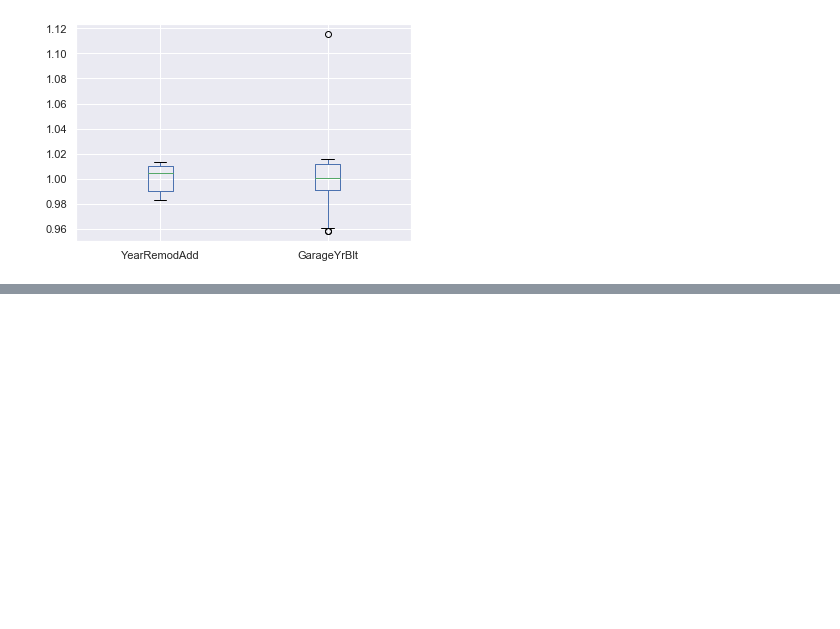
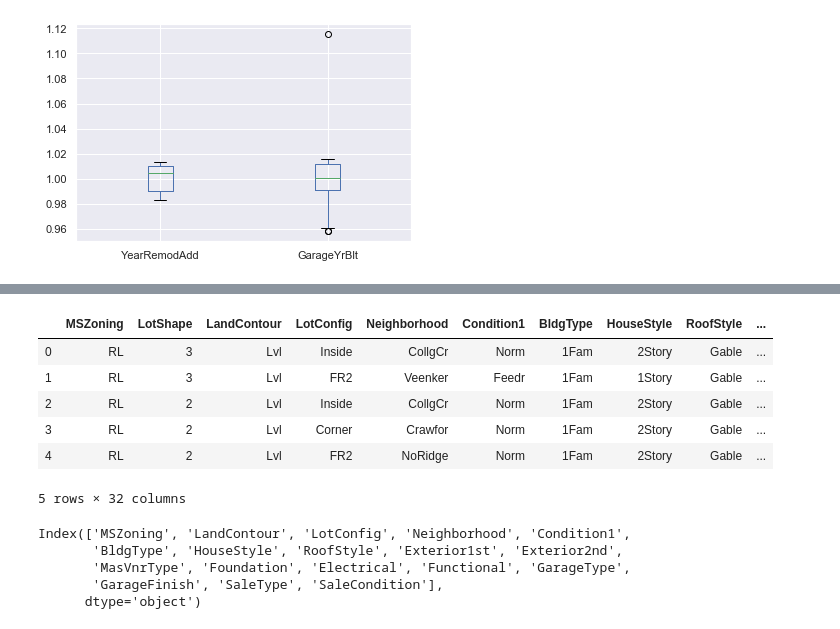
Before and after one commit to meclotfi/House-Prices-advanced-Regression-techniques-Competition-Kaggle-, a Jupyter notebook: notebook.ipynb, the cells around one changed output, grey strips where cells are left out. Saved outputs shown, nothing was run; the diff lists cells and outputs as text; code cells hidden in the pictures; blank space fills up the shorter version.

```diff
--- a/notebook.ipynb
+++ b/notebook.ipynb
@@ -186,0 +299,11 @@ See the caveats in the documentation: http://pandas.pydata.org/pandas-docs/stabl
+# %%
+map_ord  = {'TA':2,'Gd':3, 'Fa':1,'Ex':4,'Po':1,'None':0,'Y':1,'N':0,'Reg':3,'IR1':2,'IR2':1,'IR3':0,"None" : 0,
+            "No" : 2, "Mn" : 2, "Av": 3,"Gd" : 4,"Unf" : 1, "LwQ": 2, "Rec" : 3,"BLQ" : 4, "ALQ" : 5, "GLQ" : 6
+            }
+ord_columns=['BsmtFinType2','BsmtFinType1','BsmtExposure','ExterQual','BsmtCond','ExterCond','BsmtQual','HeatingQC','KitchenQual','FireplaceQu','GarageQual','CentralAir','LotShape']
+for cl in ord_columns:
+    categ[cl] = categ[cl].map(map_ord)
+    print(cl)
+
+PavedDrive =   {"N" : 0, "P" : 1, "Y" : 2}
+categ['PavedDrive'] = categ['PavedDrive'].map(PavedDrive)
@@ -186,0 +324,22 @@ See the caveats in the documentation: http://pandas.pydata.org/pandas-docs/stabl
+# %%
+categ.head()
+# %% [output]
+|  | MSZoning | LotShape | LandContour | LotConfig | Neighborhood | Condition1 | BldgType | HouseStyle | RoofStyle | ... |
+| 0 | RL | 3 | Lvl | Inside | CollgCr | Norm | 1Fam | 2Story | Gable | ... |
+| 1 | RL | 3 | Lvl | FR2 | Veenker | Feedr | 1Fam | 1Story | Gable | ... |
+| 2 | RL | 2 | Lvl | Inside | CollgCr | Norm | 1Fam | 2Story | Gable | ... |
+| 3 | RL | 2 | Lvl | Corner | Crawfor | Norm | 1Fam | 2Story | Gable | ... |
+| 4 | RL | 2 | Lvl | FR2 | NoRidge | Norm | 1Fam | 2Story | Gable | ... |
+5 rows × 32 columns
+# %%
+#Select categorical features
+rest = categ.select_dtypes(include=['object'])
+#Using One hot encoder
+categ= pd.get_dummies(categ, columns=rest.columns)
+#categ.head()
+# %% [output]
+Index(['MSZoning', 'LandContour', 'LotConfig', 'Neighborhood', 'Condition1',
+       'BldgType', 'HouseStyle', 'RoofStyle', 'Exterior1st', 'Exterior2nd',
+       'MasVnrType', 'Foundation', 'Electrical', 'Functional', 'GarageType',
+       'GarageFinish', 'SaleType', 'SaleCondition'],
+      dtype='object')
```
Also changed, not shown: parts of 38 cells of this notebook.
